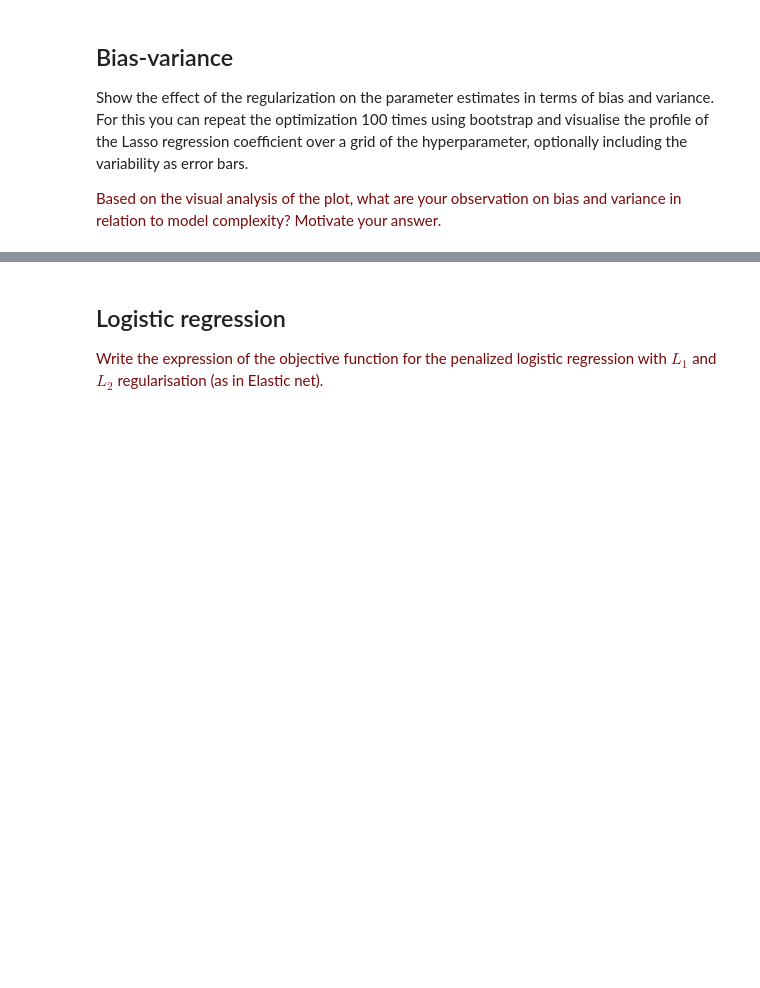
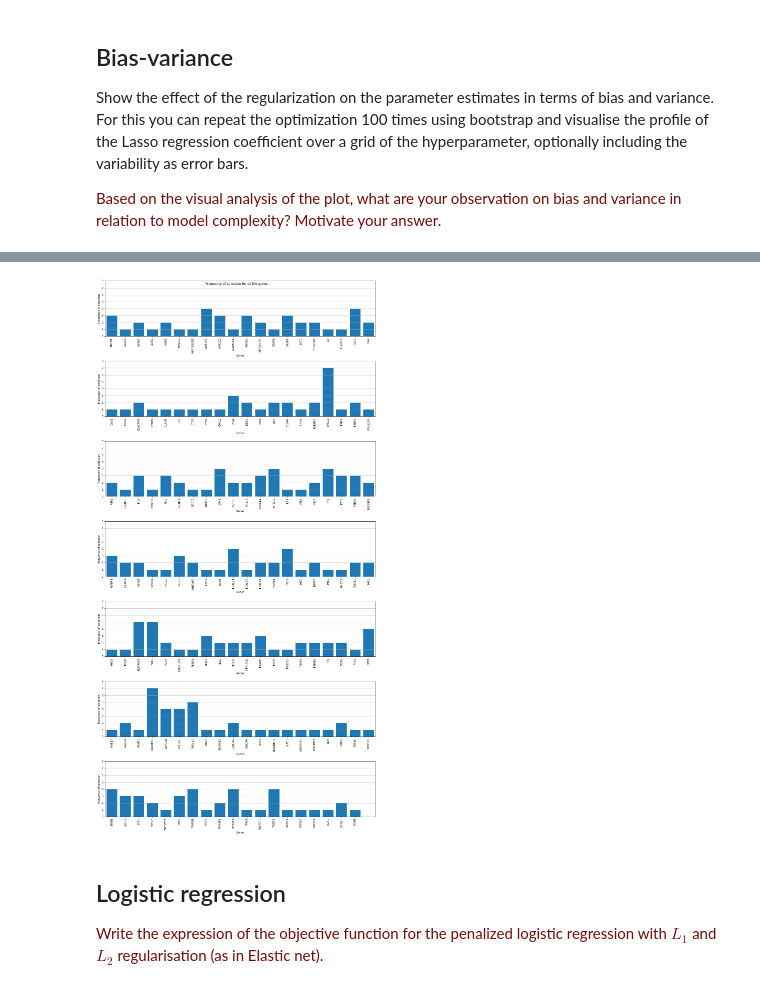
Before and after one commit to MirtheK/8dm50-machine-learning, a Jupyter notebook: practicals/week_3.ipynb, the cells around one changed output, grey strips where cells are left out. Cells and saved outputs as stored; diff of their text form; code cells hidden in the pictures; blank space fills up the shorter version.

```diff
--- a/practicals/week_3.ipynb
+++ b/practicals/week_3.ipynb
@@ -410,3 +515,41 @@ Show the effect of the regularization on the parameter estimates in terms of bia
+# %%
+#We split it in 4 subplots
+
+def divide_chunks(l, n):
+    # looping till length l
+    for i in range(0, len(l), n):
+        yield l[i:i + n]
+
+def autolabel(rects):
+    """
+    Attach a text label above each bar displaying its height
+    """
+    for rect in rects:
+        height = rect.get_height()
+        ax.text(rect.get_x() + rect.get_width()/2., 1.05*height,
+                '%d' % int(height),
+                ha='center', va='bottom')
+subset = 20
+keys = list(feature_occurance.keys())
+values = list(feature_occurance.values())
+keys_divided = list(divide_chunks(keys, subset))
+values_divided = list(divide_chunks(values, subset))
+
+nr_plots = len(keys_divided)
+
+fig, ax = plt.subplots(nr_plots,1, figsize=(15,30))
+for i in range(len(ax)):
+    bar = ax[i].bar(keys_divided[i], values_divided[i])
+    ax[i].set_ylabel('Frequency of selection')
+    ax[i].set_xlabel('Genes')
+    ax[i].set_xlim(-0.5,subset-0.5)
+    ax[i].set_ylim(0, max(values)+1)
+    ax[i].tick_params(axis='x', labelrotation=90)
+    ax[i].grid(axis='y')
+plt.suptitle("Frequency of selection for all the genes")
+plt.tight_layout()
+# %% [output]
+[figure, added]
 # %% [markdown]
 ## Logistic regression
 
```
Also changed, not shown: parts of 7 cells of this notebook.
